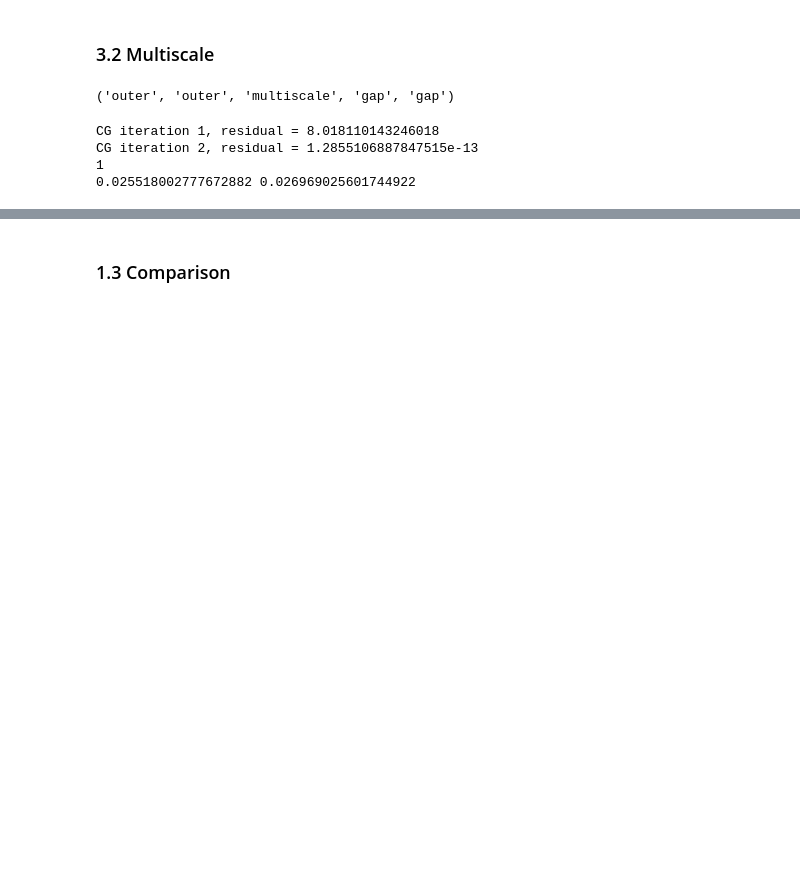
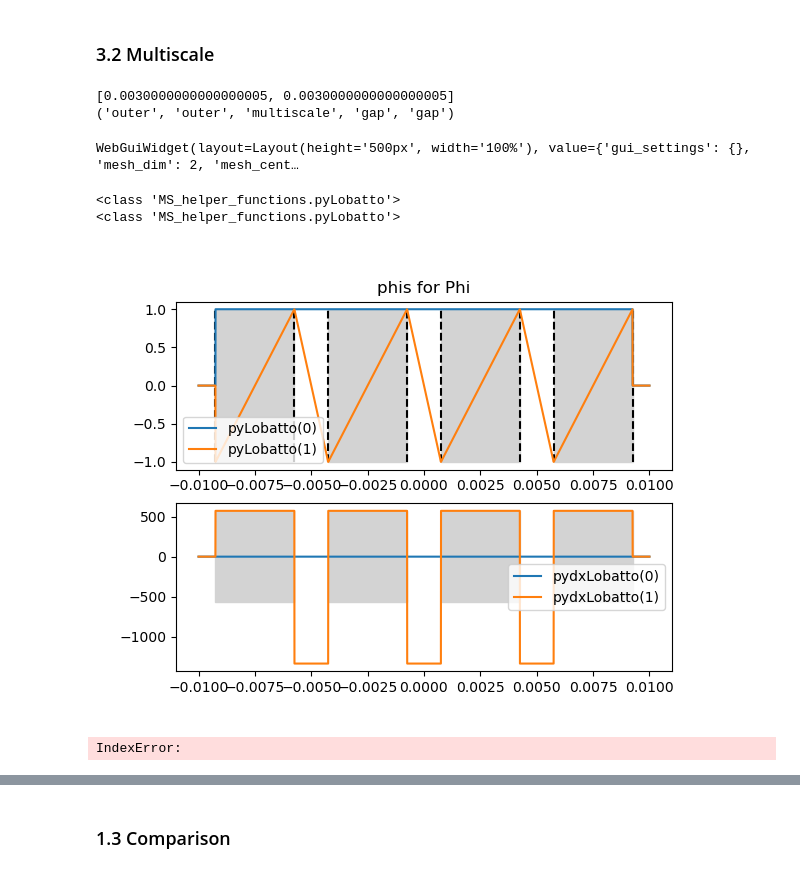
Before and after one commit to vhanser/ngsolveexample, a Jupyter notebook: content/multiscale/multiscale2DAll.ipynb, the cells around one changed output, grey strips where cells are left out. Drawn from its saved outputs; the diff is of its cells as text; code cells hidden in the pictures; blank space fills up the shorter version.

```diff
--- a/content/multiscale/multiscale2DAll.ipynb
+++ b/content/multiscale/multiscale2DAll.ipynb
@@ -87,16 +129,11 @@ energy: 0.025518002777672882
 ### 3.2 Multiscale
 # %%
 import cempy as cp
-modelHalfAir=False
-cMeshMS = mesh2DLaminates(D, d, ff, numSheets, multiscale=True, modelHalfAir=False, domainNameHalfAir="multiscale", maxh_edges=maxh_edges, rotated=rotated, modelGap=True)
+
+cMeshMS = mesh2DLaminates(D, d, ff, numSheets, multiscale=True, modelHalfAir=modelHalfAir, onlySmooth=onlySmooth, onlyRough=onlyRough, domainNameHalfAir="multiscale", maxh_edges=maxh_edges, rotated=rotated, modelGap=True)
 # cMeshMS = mesh2DLaminates(D, d, ff, numSheets, multiscale=True, modelHalfAir=modelHalfAir, domainNameHalfAir="smoothFrame", onlySmooth=onlySmooth)
 meshMS = cMeshMS.mesh
 print(meshMS.GetMaterials())
-Draw(meshMS.ngmesh)
-
-
-from myPackage import drawBndAll
-
-# drawBndAll(meshMS, drawFunc=Draw, block=False)
 # %% [output]
+[0.0030000000000000005, 0.0030000000000000005]
 ('outer', 'outer', 'multiscale', 'gap', 'gap')
@@ -113,4 +140,23 @@ pydxLobatto = ms.pydxLobatto
+# %%
+myDraw(meshMS.ngmesh)
+from myPackage import drawBndAll
+
+# drawBndAll(meshMS, drawFunc=Draw, block=False)
+# %% [output]
+WebGuiWidget(layout=Layout(height='500px', width='100%'), value={'gui_settings': {}, 'mesh_dim': 2, 'mesh_cent…
 # %%
+
+import importlib
+import MS_helper_functions as ms
+ms = importlib.reload(ms)
+cl_Phi = ms.cl_Phi
+
+getIntegrand4BFI = ms.getIntegrand4BFI
+gradgradMS = ms.gradgradMS
+pyLobatto = ms.pyLobatto
+pydxLobatto = ms.pydxLobatto
+getPhiPhiValue = ms.getPhiPhiValue
+
 
 
 cl_Phi.numSheets = numSheets
@@ -138,10 +184,11 @@ def calcMultiscale(useGradients=True, drawPhis=True):
 
     # microshape functions
     orderPhi = [
+            cl_Phi(0, fes_order=2, material="multiscale|gap", dirichlet=roughbnd, useGradients=True, useAbsolutes=True),
             cl_Phi(1, fes_order=2, material="multiscale|gap", dirichlet=roughbnd, useGradients=True, useAbsolutes=True),
 
-            cl_Phi(2, fes_order=2, material="multiscale|gap", dirichlet=roughbnd, inAir=False, useGradients=True),
-            cl_Phi(2, fes_order=2, material="multiscale|gap", dirichlet=roughbnd, inIron=False, useGradients=True),
+            # cl_Phi(2, fes_order=2, material="multiscale|gap", dirichlet=roughbnd, inAir=False, useGradients=True, modelHalfAir=False),
+            # cl_Phi(2, fes_order=2, material="multiscale|gap", dirichlet=roughbnd, inIron=False, useGradients=True, modelHalfAir=False),
 
             # cl_Phi(4, fes_order=1, material="multiscale|gap", dirichlet=roughbnd, useGradients=True, inAir=False, modelHalfAir=False),
             # cl_Phi(4, fes_order=1, material="multiscale|gap", dirichlet=roughbnd, useGradients=True, inIron=False, modelHalfAir=False),
@@ -152,7 +199,7 @@ def calcMultiscale(useGradients=True, drawPhis=True):
 
     VSpace = []
     # # u0
-    VSpace.append(H1(meshMS, order=order0, dirichlet="left|right"))
+    VSpace.append(H1(meshMS, order=order0, dirichlet="left|right", definedon=meshMS.Materials("outer")))
 
     # ui * phi i
     for phi_i in orderPhi:
@@ -165,14 +212,15 @@ def calcMultiscale(useGradients=True, drawPhis=True):
     sol = GridFunction(VSpace, "sol")
 
 
-    cl_gradgradMS = gradgradMS(orderPhi, sol, addPhi0Outer=True, secondOrder=True)
+    cl_gradgradMS = gradgradMS(orderPhi, sol, addPhi0Outer=False, secondOrder=False, istart=1)
 
     a = BilinearForm(VSpace, symmetric=False)
     f = LinearForm(VSpace)
 
     a += lambda1  * grad(cl_gradgradMS.trials[0]) * grad(cl_gradgradMS.tests[0]) * dx("outer")
-    a += getIntegrand4BFI(cl_gradgradMS.gradu, cl_gradgradMS.gradv, lambda2, lambda1, force_full_Phi=True, modelHalfAir=False, force_num_int=True) * dx("multiscale")
-    a += getIntegrand4BFI(cl_gradgradMS.gradu, cl_gradgradMS.gradv, lambda1, lambda1, force_full_Phi=True, modelHalfAir=False, force_num_int=True) * dx("gap")
+    a += getIntegrand4BFI(cl_gradgradMS.gradu, cl_gradgradMS.gradv, lambda2, lambda1, force_full_Phi=True, force_num_int=True) * dx("multiscale")
+    a += getIntegrand4BFI(cl_gradgradMS.gradu, cl_gradgradMS.gradv, lambda1, lambda1, force_full_Phi=True, force_num_int=True) * dx("gap")
+    # a += getIntegrand4BFI(cl_gradgradMS.gradu, cl_gradgradMS.gradv, lambda1, lambda1, force_full_Phi=False, modelHalfAir=False, force_num_int=True) * dx("gap")
 
 
     trials = cl_gradgradMS.trials
@@ -185,12 +233,12 @@ def calcMultiscale(useGradients=True, drawPhis=True):
     if True:
         #[u][v]
         a += alpha*order0**2/h  * getIntegrand4BFI(cl_gradgradMS.u, cl_gradgradMS.v,  1, 1, force_full_Phi=True, modelHalfAir=False, force_num_int=True)  *ds(smoothbnd)
-        a += -alpha*order0**2/h  * getIntegrand4BFI(cl_gradgradMS.u, [cl_gradgradMS.v[0]],  1, 1, force_full_Phi=True, modelHalfAir=False, force_num_int=True)  *ds(smoothbnd)
-        a += alpha*order0**2/h  * getIntegrand4BFI([cl_gradgradMS.u[0]], [cl_gradgradMS.v[0]],  1, 1, force_full_Phi=True, modelHalfAir=False, force_num_int=True)  *ds(smoothbnd)
-        a += -alpha*order0**2/h  * getIntegrand4BFI([cl_gradgradMS.u[0]], cl_gradgradMS.v,  1, 1, force_full_Phi=True, modelHalfAir=False, force_num_int=True)  *ds(smoothbnd)
+        a += -alpha*order0**2/h  * getIntegrand4BFI(cl_gradgradMS.u, [tests[0]],  1, 1, force_full_Phi=True, modelHalfAir=False, force_num_int=True)  *ds(smoothbnd)
+        a += alpha*order0**2/h  * getIntegrand4BFI([trials[0]], [tests[0]],  1, 1, force_full_Phi=True, modelHalfAir=False, force_num_int=True)  *ds(smoothbnd)
+        a += -alpha*order0**2/h  * getIntegrand4BFI([trials[0]], cl_gradgradMS.v,  1, 1, force_full_Phi=True, modelHalfAir=False, force_num_int=True)  *ds(smoothbnd)
 
 
-    if True:
+    if False:
         #{dn u } [ v]
         a += -getIntegrand4BFI(cl_gradgradMS.gradu_trace_n, cl_gradgradMS.v,  lambda2, lambda1, force_full_Phi=True, modelHalfAir=False, force_num_int=True)  *ds(smoothbnd)
         a += getIntegrand4BFI(cl_gradgradMS.gradu_trace_n, [cl_gradgradMS.v[0]],  lambda2, lambda1, force_full_Phi=True, modelHalfAir=False, force_num_int=True)  *ds(smoothbnd)
@@ -207,7 +255,7 @@ def calcMultiscale(useGradients=True, drawPhis=True):
 
 
     # couple fluxes
-    if True:
+    if False:
         # [dn u] [ dn v]
         a += alpha*order0**2/h  * getIntegrand4BFI(cl_gradgradMS.gradu_trace_n, cl_gradgradMS.gradv_trace_n,  lambda2, lambda1, force_full_Phi=True, modelHalfAir=False, force_num_int=True)  *ds(smoothbnd)
         a += -alpha*order0**2/h  * getIntegrand4BFI(cl_gradgradMS.gradu_trace_n, [cl_gradgradMS.gradv_trace_n[0]],  lambda2, lambda1, force_full_Phi=True, modelHalfAir=False, force_num_int=True)  *ds(smoothbnd)
@@ -216,7 +264,7 @@ def calcMultiscale(useGradients=True, drawPhis=True):
 
 
     # couple hesse
-    if True:
+    if False:
 
         #{gradgrad(u)_n_n } [ dn v]
         a += -getIntegrand4BFI(cl_gradgradMS.hesse_u_trace_nn, cl_gradgradMS.gradv_trace_n,  lambda2, lambda1, force_full_Phi=True, modelHalfAir=False, force_num_int=True)  *ds(smoothbnd)
@@ -225,38 +273,42 @@ def calcMultiscale(useGradients=True, drawPhis=True):
         a += -getIntegrand4BFI([cl_gradgradMS.hesse_u_trace_nn[0]], [cl_gradgradMS.gradv_trace_n[0]],  lambda2, lambda1, force_full_Phi=True, modelHalfAir=False, force_num_int=True)  *ds(smoothbnd)
 
 
         #[ dn u] {gradgrad(v)_n_n }
         a += -getIntegrand4BFI(cl_gradgradMS.gradu_trace_n, cl_gradgradMS.hesse_v_trace_nn,  lambda2, lambda1, force_full_Phi=True, modelHalfAir=False, force_num_int=True)  *ds(smoothbnd)
         a += getIntegrand4BFI([cl_gradgradMS.gradu_trace_n[0]], cl_gradgradMS.hesse_v_trace_nn,  lambda2, lambda1, force_full_Phi=True, modelHalfAir=False, force_num_int=True)  *ds(smoothbnd)
         a += getIntegrand4BFI(cl_gradgradMS.gradu_trace_n, [cl_gradgradMS.hesse_v_trace_nn[0]],  lambda2, lambda1, force_full_Phi=True, modelHalfAir=False, force_num_int=True)  *ds(smoothbnd)
         a += -getIntegrand4BFI([cl_gradgradMS.gradu_trace_n[0]], [cl_gradgradMS.hesse_v_trace_nn[0]],  lambda2, lambda1, force_full_Phi=True, modelHalfAir=False, force_num_int=True)  *ds(smoothbnd)
 
 
     prec = Preconditioner(a,type="direct")
 
 
     # dirichlet boundary values
     sol.components[0].Set(1 * x/Norm(x), BND)
+    sol.components[1].Set(1 * x/Norm(x), BND)
 
     solvers.BVP(bf = a, lf= f, pre=prec, gf=sol, maxsteps=10)
 
     energy =  Integrate(getIntegrand4BFI(cl_gradgradMS.gradsol_pack, cl_gradgradMS.gradsol_pack, lambda2, lambda1), meshMS,
                                                     definedon=meshMS.Materials("multiscale"))
 
-    print(cl_Phi.orientation)
+    print("a norm", a.mat.AsVector().Norm())
     return sol, cl_gradgradMS.sol_pack, cl_gradgradMS.sol_comp, cl_gradgradMS.gradsol_comp, energy, cl_gradgradMS
 
 
 
-sol_MS, sol_pack_MS, sol_comp_MS, H_comp, energy_MS, cl_gradgradMS = calcMultiscale(False, drawPhis=False)
+sol_MS, sol_pack_MS, sol_comp_MS, H_comp, energy_MS, cl_gradgradMS = calcMultiscale(False, drawPhis=True)
 H_MS = sum(H_comp)
 H_MS.Compile()
 print(energy_ref, energy_MS)
 # print(Integrate(Norm(sum(sol_comp_MS) - sol_ref), meshRef))
+
+
+u_MS = sum(sol_comp_MS)
 # %% [output]
-CG iteration 1, residual = 8.018110143246018
-CG iteration 2, residual = 1.2855106887847515e-13
-1
-0.025518002777672882 0.026969025601744922
+<class 'MS_helper_functions.pyLobatto'>
+<class 'MS_helper_functions.pyLobatto'>
+[figure, added]
+IndexError:
 # %%
 print(f"energy:\t{energy_MS}")
```
Also changed, not shown: parts of 21 cells of this notebook, 2 other files.
